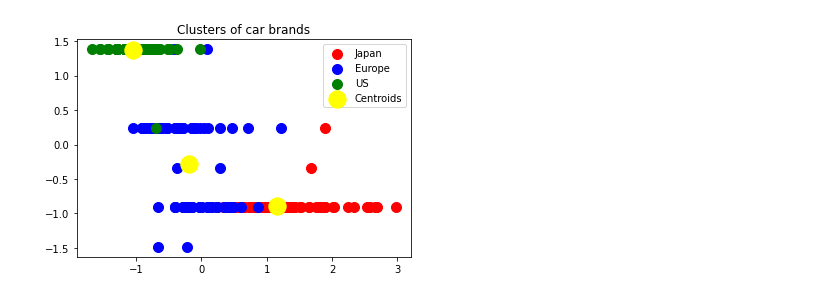
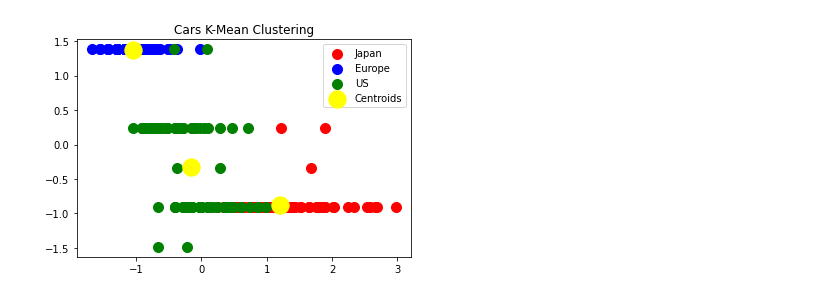
Before and after one commit to Elizav555/Data_Mining, a Jupyter notebook: Clustering.ipynb, the cells around one changed output. Cells and saved outputs as stored; diff of their text form; code cells hidden in the pictures.

```diff
--- a/Clustering.ipynb
+++ b/Clustering.ipynb
@@ -12,30 +17,27 @@ from sklearn.cluster import Birch
 # %%
 dataset = pd.read_csv('cars.csv')
 dataset[' cubicinches'] = pd.to_numeric(dataset[' cubicinches'],errors="coerce")
 dataset[' weightlbs'] = pd.to_numeric(dataset[' weightlbs'],errors="coerce")
 dataset = dataset.dropna()
 dataset_numeric = dataset.drop([' brand'], axis=1) #leave only numeric data
 #Normalize data
 dataset_values = pd.DataFrame(dataset_numeric).values
 norm_dataset = (dataset_values - dataset_values.mean(axis=0)) / dataset_values.std(axis=0)
-# Using the elbow method to find  the optimal number of clusters
-from sklearn.cluster import KMeans
 # Applying k-means to the cars dataset
-kmeans = KMeans(n_clusters=3,init='k-means++',max_iter=300,n_init=10,random_state=0)
+kmeans = KMeans(n_clusters=3,init='random',max_iter=300,n_init=10,random_state=0)
 y_kmeans = kmeans.fit_predict(norm_dataset)
-
 norm_dataset = np.asmatrix(norm_dataset)
 X = np.array(norm_dataset)
 # Visualising the clusters
 plt.scatter(X[y_kmeans == 0, 0], X[y_kmeans == 0,1],s=100,c='red',label='Japan')
 plt.scatter(X[y_kmeans == 1, 0], X[y_kmeans == 1,1],s=100,c='blue',label='Europe')
 plt.scatter(X[y_kmeans == 2, 0], X[y_kmeans == 2,1],s=100,c='green',label='US')
 plt.scatter(kmeans.cluster_centers_[:,0],kmeans.cluster_centers_[:,1],s=300,c='yellow',label='Centroids')
-plt.title('Clusters of car brands')
+plt.title('Cars K-Mean Clustering')
 plt.legend()
 plt.show()
 # %% [output]
-[figure, old version]
+[figure, new version]
 # %%
 dataset.insert(0,"Cluster",y_kmeans)
 dataset.head(10)
```
Also changed, not shown: parts of 24 cells of this notebook.
